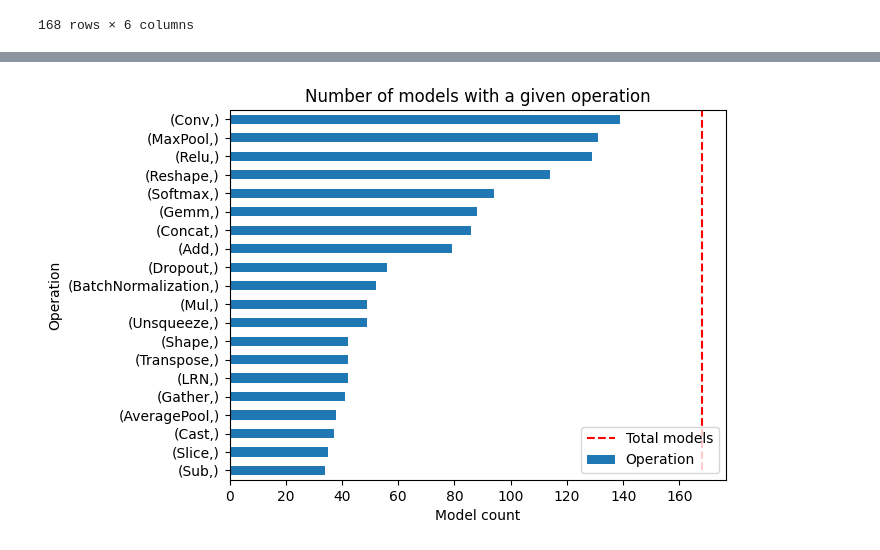
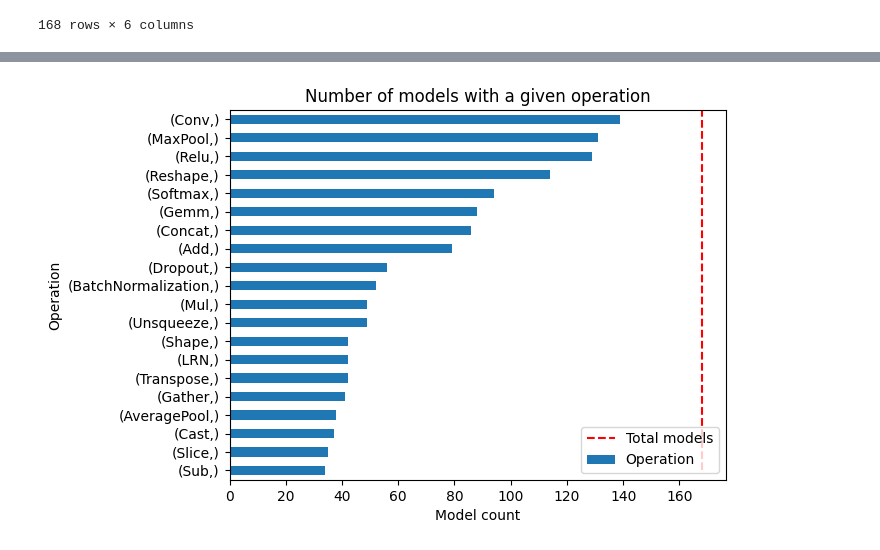
Before and after one commit to mlomb/onnx2code, a Jupyter notebook: preliminar/build_dataset.ipynb, the cells around one changed output, grey strips where cells are left out. Drawn from its saved outputs; the diff is of its cells as text; code cells hidden in the pictures.

```diff
--- a/preliminar/build_dataset.ipynb
+++ b/preliminar/build_dataset.ipynb
@@ -52,22 +52,17 @@ models.sort_values("size", ascending=False)
 | 66 | vision | classification | mnist | mnist-12-int8.onnx | 10969 | C:\ONNX\models\vision\classificat... |
 168 rows × 6 columns
 # %%
-total_ops = []
-once_ops = []
+model_ops = []
 
-def analyze_model(model):
-    model = onnx.load(model)
+for index, row in tqdm(models.iterrows()):
+    model = onnx.load(row["path"])
     ops_present = set()
 
     for node in model.graph.node:
         ops_present.add(node.op_type)
-        total_ops.append(node.op_type)
 
-    for op in ops_present:
-        once_ops.append(op)
+    model_ops.append([row["version"]] + list(ops_present))
 
-for index, row in tqdm(models.iterrows()):
-    analyze_model(row["path"])
     #break
 
 #pd.DataFrame(nodes).value_counts()
@@ -81,9 +69,9 @@ plt.ylabel("Operation");
 # %%
-pd.DataFrame(np.array(once_ops)).value_counts(ascending=True).tail(20).plot.barh(label="Operation")
+pd.DataFrame(sum(model_ops, [])).value_counts(ascending=True).tail(20).plot.barh(label="Operation")
 plt.title("Number of models with a given operation")
 plt.xlabel("Model count");
 plt.ylabel("Operation")
 plt.vlines(len(models), 0, 20, colors="red", linestyles="dashed", label="Total models")
 plt.legend();
 # %% [output]
-[figure, old version]
+[figure, new version]
```
Also changed, not shown: parts of 2 cells of this notebook.
